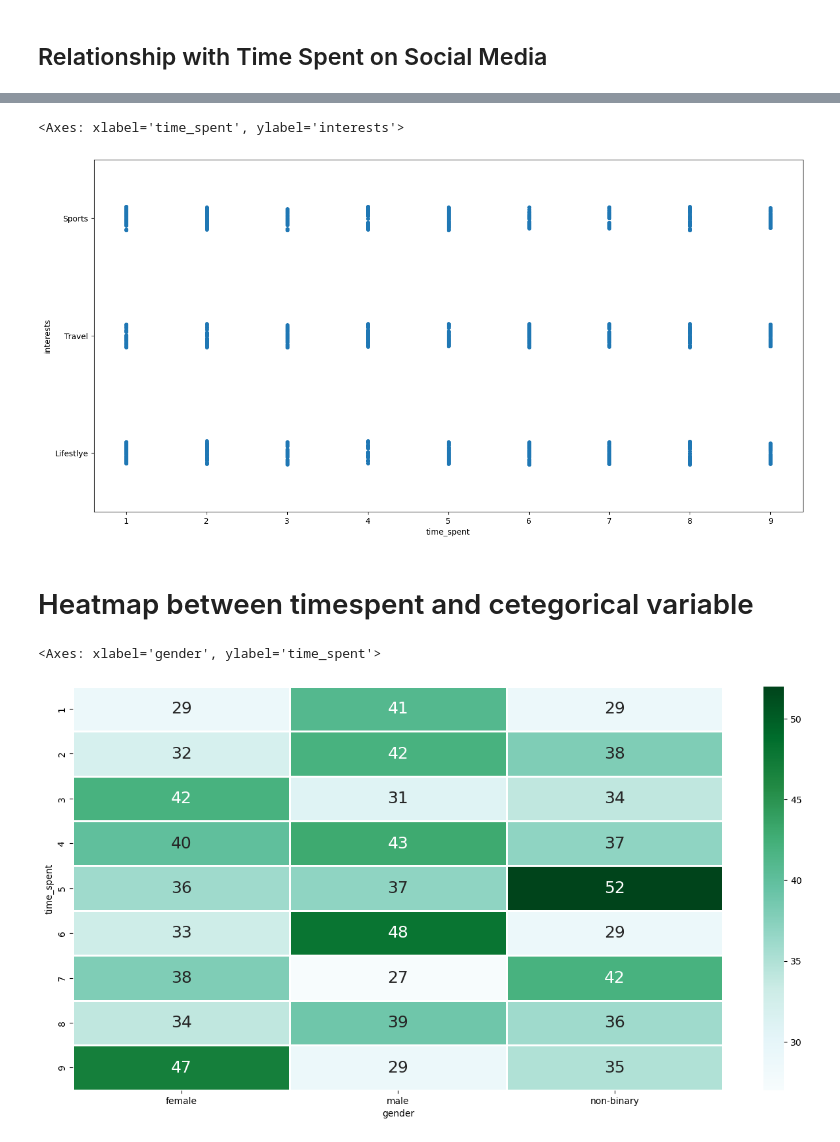
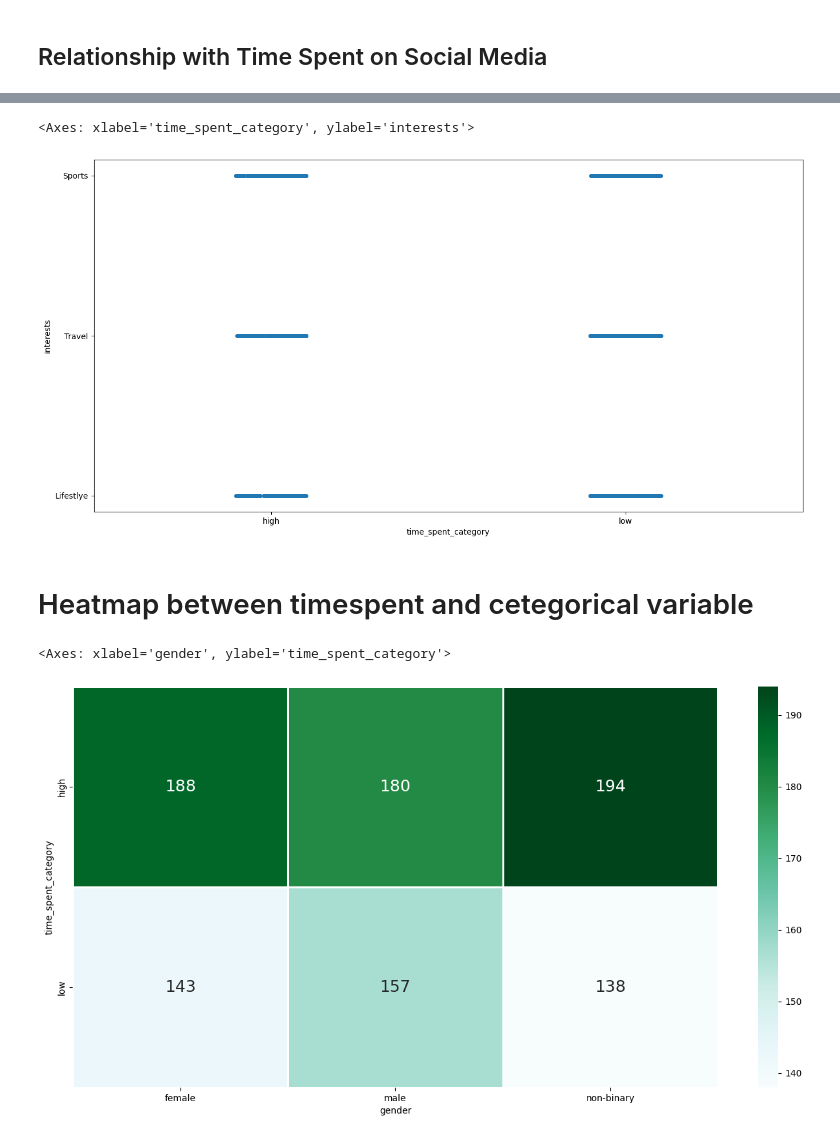
Before and after one commit to joycelee91/SC1015_miniproject, a Jupyter notebook: MiniProject.ipynb, the cells around one changed output, grey strips where cells are left out. Drawn from its saved outputs; the diff is of its cells as text; code cells hidden in the pictures.

Commit message:
Updated data preparation

```diff
--- a/MiniProject.ipynb
+++ b/MiniProject.ipynb
@@ -101,3 +104,10 @@ indebt          0
 isHomeOwner     0
 Owns_Car        0
 dtype: int64
+# %%
+bins = [1, 2, 3, 4 ,5 ,6 ,7 ,8, 9, np.inf]
+names = ['low','low','low','low','high','high','high','high','high' ]
+
+data['time_spent_category'] = pd.cut(data['time_spent'], bins, labels=names,right=False, ordered=False)
+
+print(data.dtypes)
@@ -251,20 +276,20 @@ sb.stripplot(x = 'time_spent', y = 'profession', data = data)
 # %%
 #Time spent vs interests
 f = plt.figure(figsize=(16, 8))
-sb.stripplot(x = 'time_spent', y = 'interests', data = data)
+sb.stripplot(x = 'time_spent_category', y = 'interests', data = data)
 # %% [output]
-<Axes: xlabel='time_spent', ylabel='interests'>
+<Axes: xlabel='time_spent_category', ylabel='interests'>
-[figure, old version]
+[figure, new version]
 # %% [markdown]
 # Heatmap between timespent and cetegorical variable
 # %%
 # timespent vs gender
 f = plt.figure(figsize=(16, 8))
-sb.heatmap(data.groupby(['time_spent', 'gender']).size().unstack(),
+sb.heatmap(data.groupby(['time_spent_category', 'gender']).size().unstack(),
            linewidths = 1, annot = True, fmt = 'g', annot_kws = {"size": 18}, cmap = "BuGn")
 # %% [output]
-<Axes: xlabel='gender', ylabel='time_spent'>
+<Axes: xlabel='gender', ylabel='time_spent_category'>
-[figure, old version]
+[figure, new version]
 # %%
 # timespent vs platform
 f = plt.figure(figsize=(16, 8))
```
Also changed, not shown: parts of 17 cells of this notebook.
